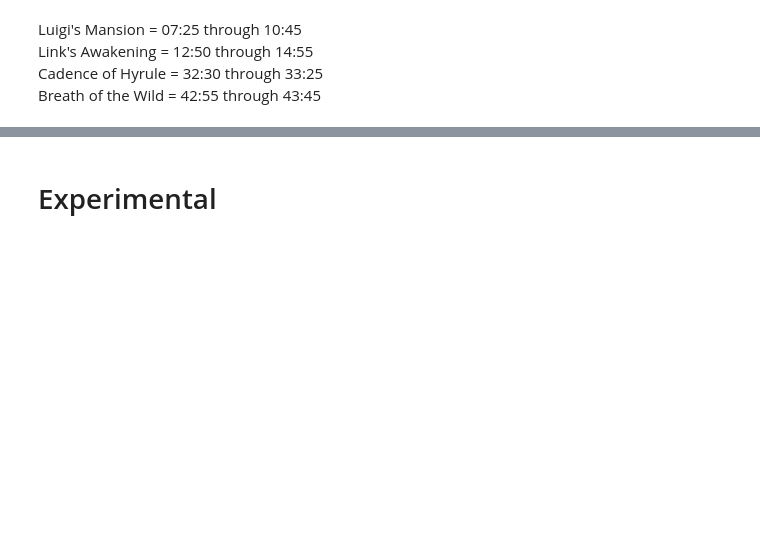
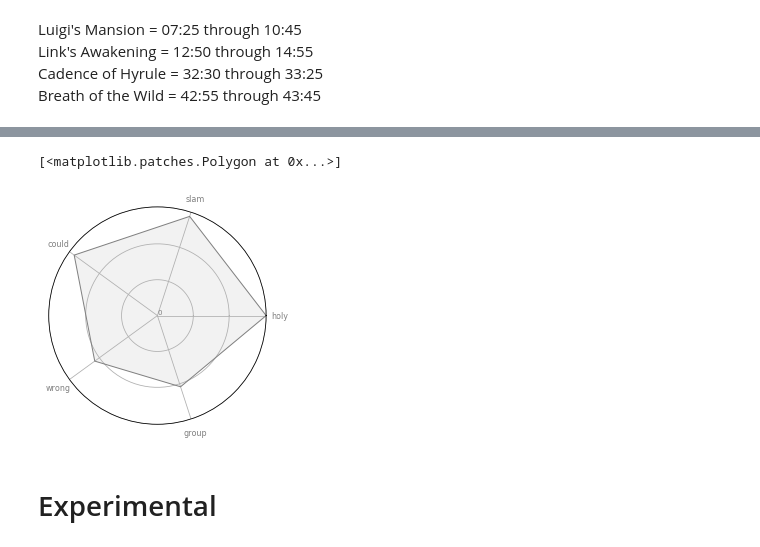
Before and after one commit to Laura-ShummonMaass/Nintendo_E3_Sentiment_Analysis, a Jupyter notebook: 30_day_twitter.ipynb, the cells around one changed output, grey strips where cells are left out. Drawn from its saved outputs; the diff is of its cells as text; code cells hidden in the pictures; blank space fills up the shorter version.

```diff
--- a/30_day_twitter.ipynb
+++ b/30_day_twitter.ipynb
@@ -233,7 +274,12 @@ df.loc[df['.time.'] == '16:07:00']
+# %%
+automating_radar_plots(df, start_time=start_time, end_time=end_time, which_five='bottom')
+# %% [output]
+[<matplotlib.patches.Polygon at 0x...>]
+[figure, added]
+# %% [markdown]
+# Experimental
 # %%
 #df.loc[df['time'] == '16:07:00']
-# %% [markdown]
-# Experimental
 # %%
 tweet_df = pd.DataFrame(tweets)
 # %%
```
Also changed, not shown: parts of 31 cells of this notebook, 2 other files.
